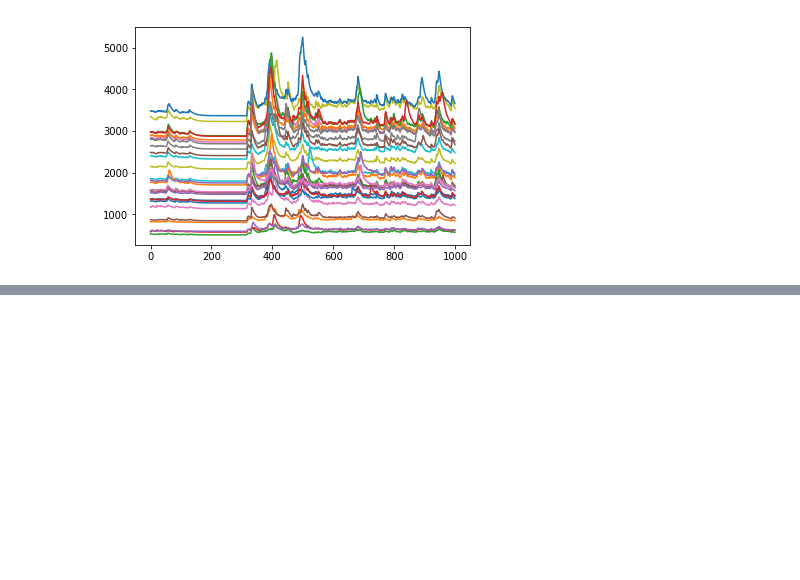
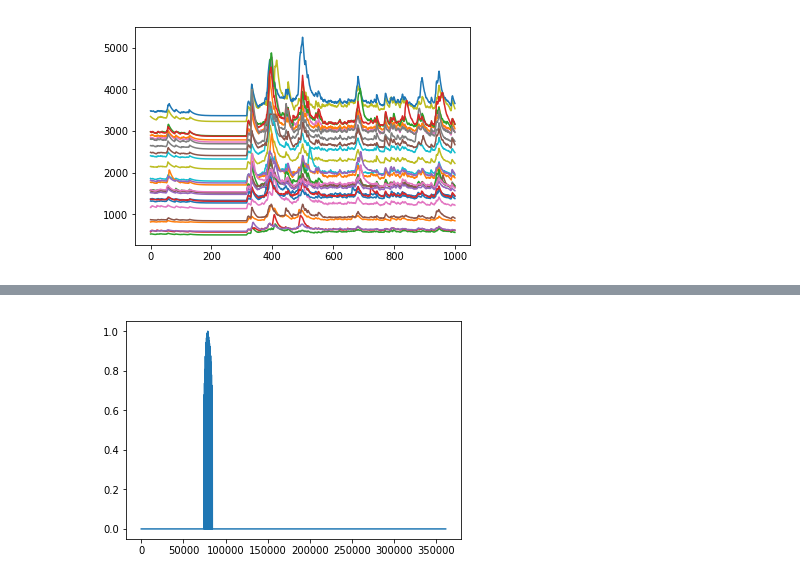
Before and after one commit to marburyvthesea/quest_CNMFE_analysis, a Jupyter notebook: main_cnmfe_e-jjm.ipynb, the cells around one changed output, grey strips where cells are left out. Cells and saved outputs as stored; diff of their text form; code cells hidden in the pictures; blank space fills up the shorter version.

```diff
--- a/main_cnmfe_e-jjm.ipynb
+++ b/main_cnmfe_e-jjm.ipynb
@@ -237,0 +270,5 @@ show()
+# %%
+plot(A[0])
+show()
+# %% [output]
+[figure, added]
```
Also changed, not shown: parts of 8 cells of this notebook, 1 other file.
